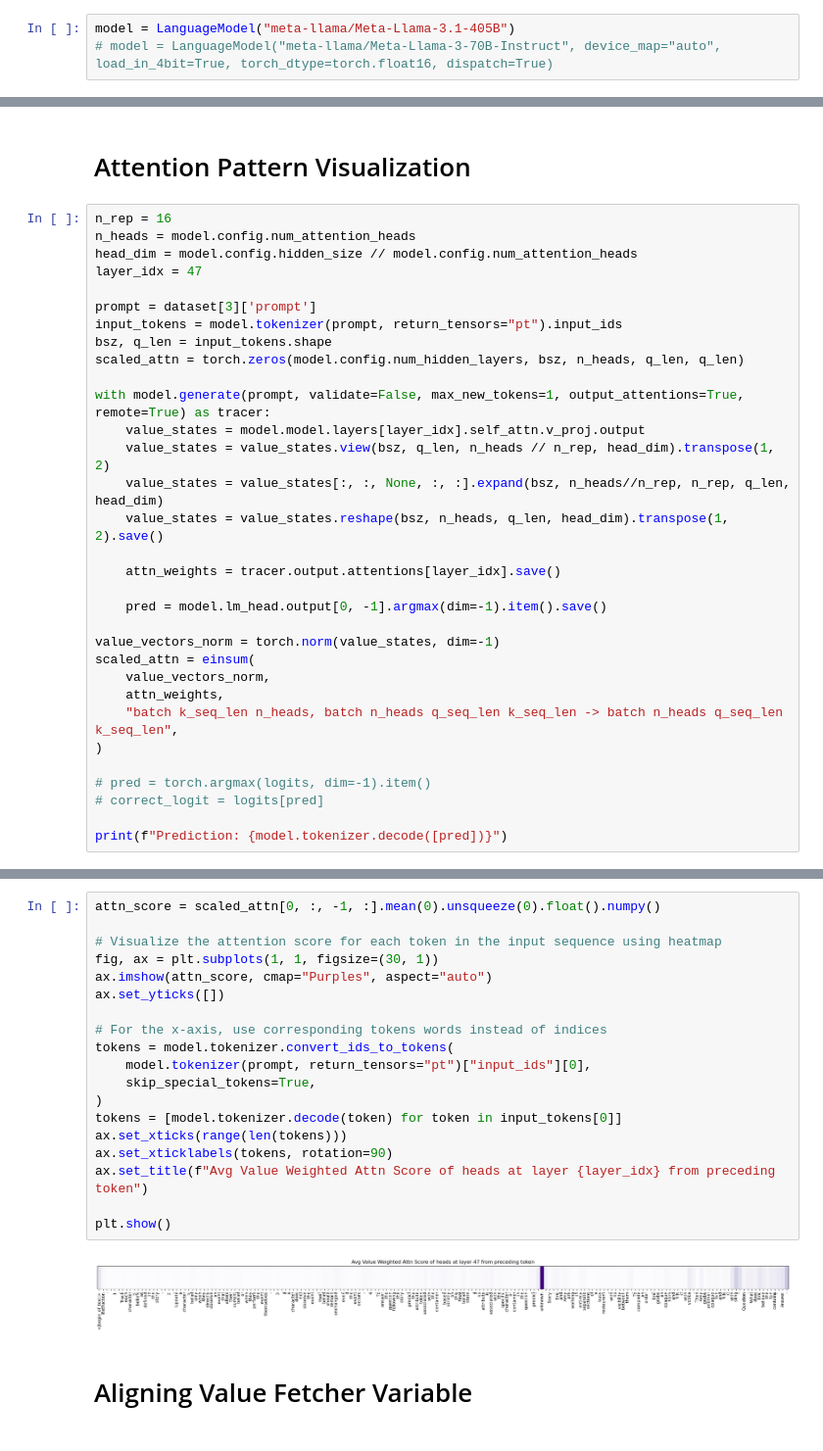
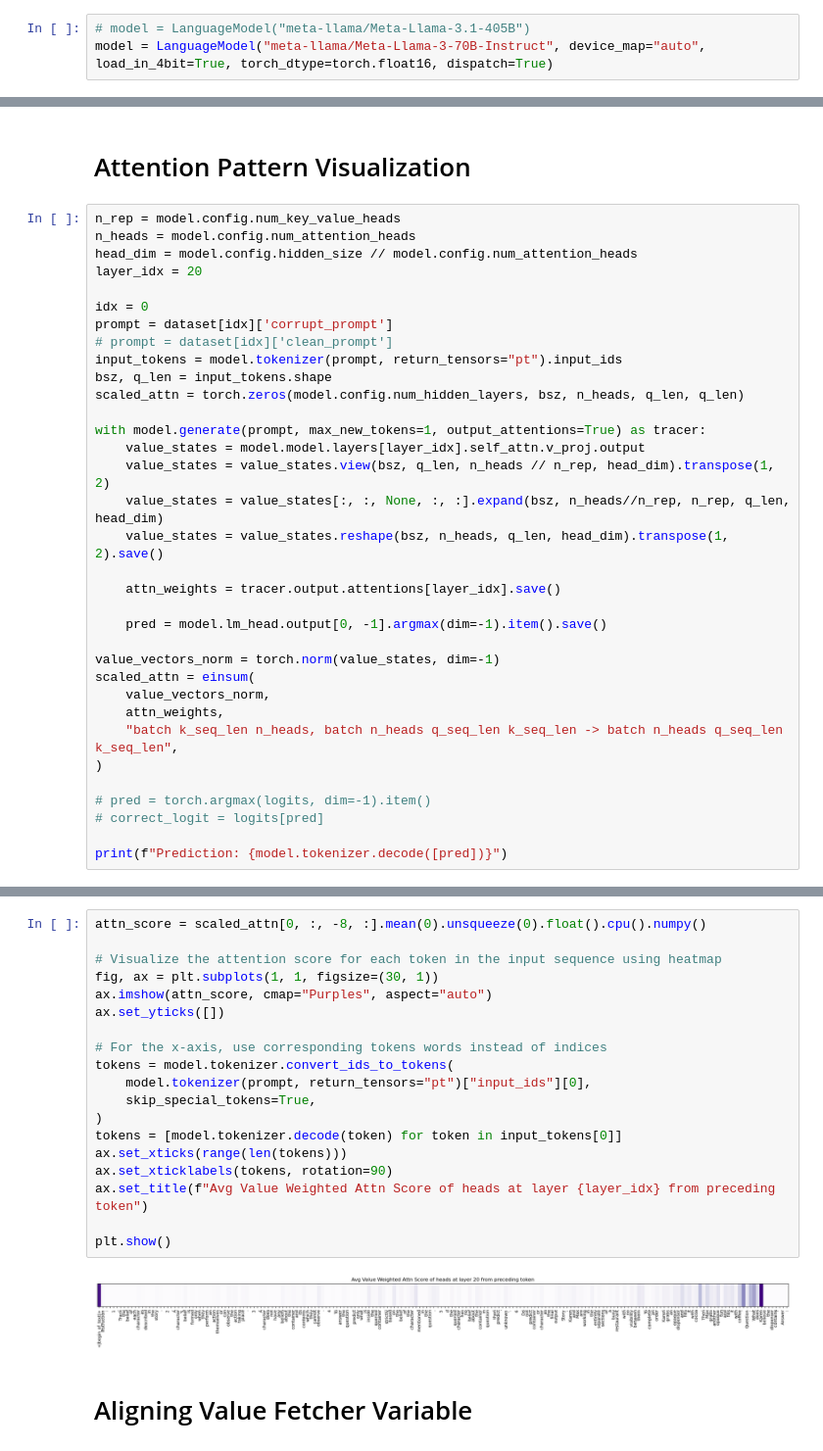
Before and after one commit to umango101/belief_tracking, a Jupyter notebook: notebooks/initial_worldstate_belief_ques.ipynb, the cells around one changed output, grey strips where cells are left out. Shown at 98% size. Cells and saved outputs as stored; diff of their text form.

Commit message:
Investigating Llama-70B

```diff
--- a/notebooks/initial_worldstate_belief_ques.ipynb
+++ b/notebooks/initial_worldstate_belief_ques.ipynb
@@ -60,5 +60,5 @@ for TYPE, DCT in {"states": all_states, "containers": all_containers}.items():
 # %% [markdown]
 # Loading model
 # %%
-model = LanguageModel("meta-llama/Meta-Llama-3.1-405B")
-# model = LanguageModel("meta-llama/Meta-Llama-3-70B-Instruct", device_map="auto", load_in_4bit=True, torch_dtype=torch.float16, dispatch=True)
+# model = LanguageModel("meta-llama/Meta-Llama-3.1-405B")
+model = LanguageModel("meta-llama/Meta-Llama-3-70B-Instruct", device_map="auto", load_in_4bit=True, torch_dtype=torch.float16, dispatch=True)
@@ -181,17 +183,19 @@ plt.show()
 # %% [markdown]
 # Attention Pattern Visualization
 # %%
-n_rep = 16
+n_rep = model.config.num_key_value_heads
 n_heads = model.config.num_attention_heads
 head_dim = model.config.hidden_size // model.config.num_attention_heads
-layer_idx = 47
+layer_idx = 20
 
-prompt = dataset[3]['prompt']
+idx = 0
+prompt = dataset[idx]['corrupt_prompt']
+# prompt = dataset[idx]['clean_prompt']
 input_tokens = model.tokenizer(prompt, return_tensors="pt").input_ids
 bsz, q_len = input_tokens.shape
 scaled_attn = torch.zeros(model.config.num_hidden_layers, bsz, n_heads, q_len, q_len)
 
-with model.generate(prompt, validate=False, max_new_tokens=1, output_attentions=True, remote=True) as tracer:
+with model.generate(prompt, max_new_tokens=1, output_attentions=True) as tracer:
     value_states = model.model.layers[layer_idx].self_attn.v_proj.output
     value_states = value_states.view(bsz, q_len, n_heads // n_rep, head_dim).transpose(1, 2)
     value_states = value_states[:, :, None, :, :].expand(bsz, n_heads//n_rep, n_rep, q_len, head_dim)
@@ -217,24 +222,24 @@ Prediction:  unknown
 # %%
-attn_score = scaled_attn[0, :, -1, :].mean(0).unsqueeze(0).float().numpy()
+attn_score = scaled_attn[0, :, -8, :].mean(0).unsqueeze(0).float().cpu().numpy()
 
 # Visualize the attention score for each token in the input sequence using heatmap
 fig, ax = plt.subplots(1, 1, figsize=(30, 1))
 ax.imshow(attn_score, cmap="Purples", aspect="auto")
 ax.set_yticks([])
 
 # For the x-axis, use corresponding tokens words instead of indices
 tokens = model.tokenizer.convert_ids_to_tokens(
     model.tokenizer(prompt, return_tensors="pt")["input_ids"][0],
     skip_special_tokens=True,
 )
 tokens = [model.tokenizer.decode(token) for token in input_tokens[0]]
 ax.set_xticks(range(len(tokens)))
 ax.set_xticklabels(tokens, rotation=90)
 ax.set_title(f"Avg Value Weighted Attn Score of heads at layer {layer_idx} from preceding token")
 
 plt.show()
 # %% [output]
-[figure, old version]
+[figure, new version]
 # %% [markdown]
 # Aligning Value Fetcher Variable
 # %%
```
Also changed, not shown: parts of 65 cells of this notebook, 15 other files.
